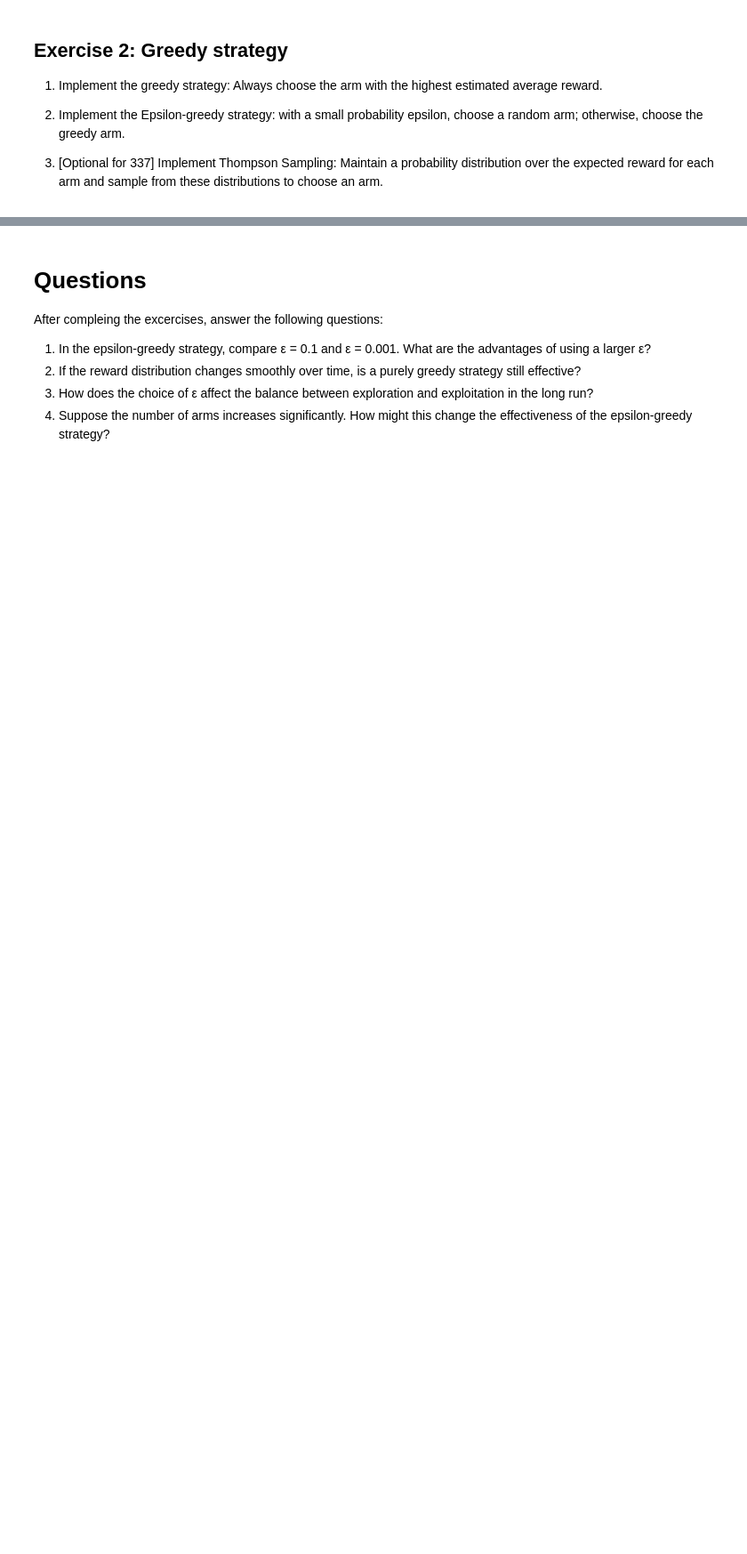
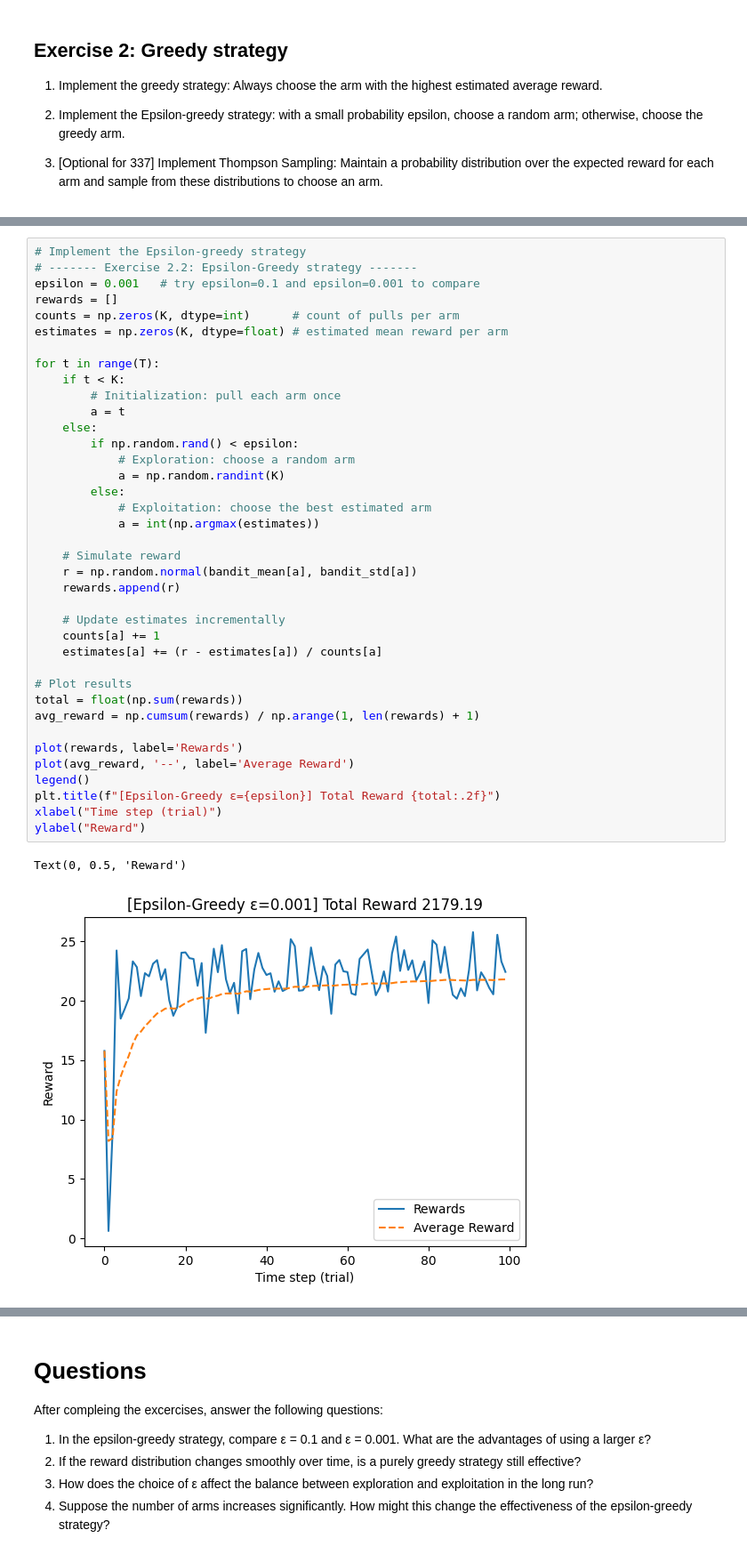
Before and after one commit to ddcreating/RL_code, a Jupyter notebook: lab1-bandit.ipynb, the cells around one changed output, grey strips where cells are left out. Shown at 89% size. Cells and saved outputs as stored; diff of their text form; blank space fills up the shorter version.

```diff
--- a/lab1-bandit.ipynb
+++ b/lab1-bandit.ipynb
@@ -190,0 +208,41 @@ ylabel("Reward")
+# %%
+# Implement the Epsilon-greedy strategy
+# ------- Exercise 2.2: Epsilon-Greedy strategy -------
+epsilon = 0.001   # try epsilon=0.1 and epsilon=0.001 to compare
+rewards = []
+counts = np.zeros(K, dtype=int)      # count of pulls per arm
+estimates = np.zeros(K, dtype=float) # estimated mean reward per arm
+
+for t in range(T):
+    if t < K:
+        # Initialization: pull each arm once
+        a = t
+    else:
+        if np.random.rand() < epsilon:
+            # Exploration: choose a random arm
+            a = np.random.randint(K)
+        else:
+            # Exploitation: choose the best estimated arm
+            a = int(np.argmax(estimates))
+
+    # Simulate reward
+    r = np.random.normal(bandit_mean[a], bandit_std[a])
+    rewards.append(r)
+
+    # Update estimates incrementally
+    counts[a] += 1
+    estimates[a] += (r - estimates[a]) / counts[a]
+
+# Plot results
+total = float(np.sum(rewards))
+avg_reward = np.cumsum(rewards) / np.arange(1, len(rewards) + 1)
+
+plot(rewards, label='Rewards')
+plot(avg_reward, '--', label='Average Reward')
+legend()
+plt.title(f"[Epsilon-Greedy ε={epsilon}] Total Reward {total:.2f}")
+xlabel("Time step (trial)")
+ylabel("Reward")
+# %% [output]
+Text(0, 0.5, 'Reward')
+[figure, added]
```
Also changed, not shown: parts of 7 cells of this notebook.
